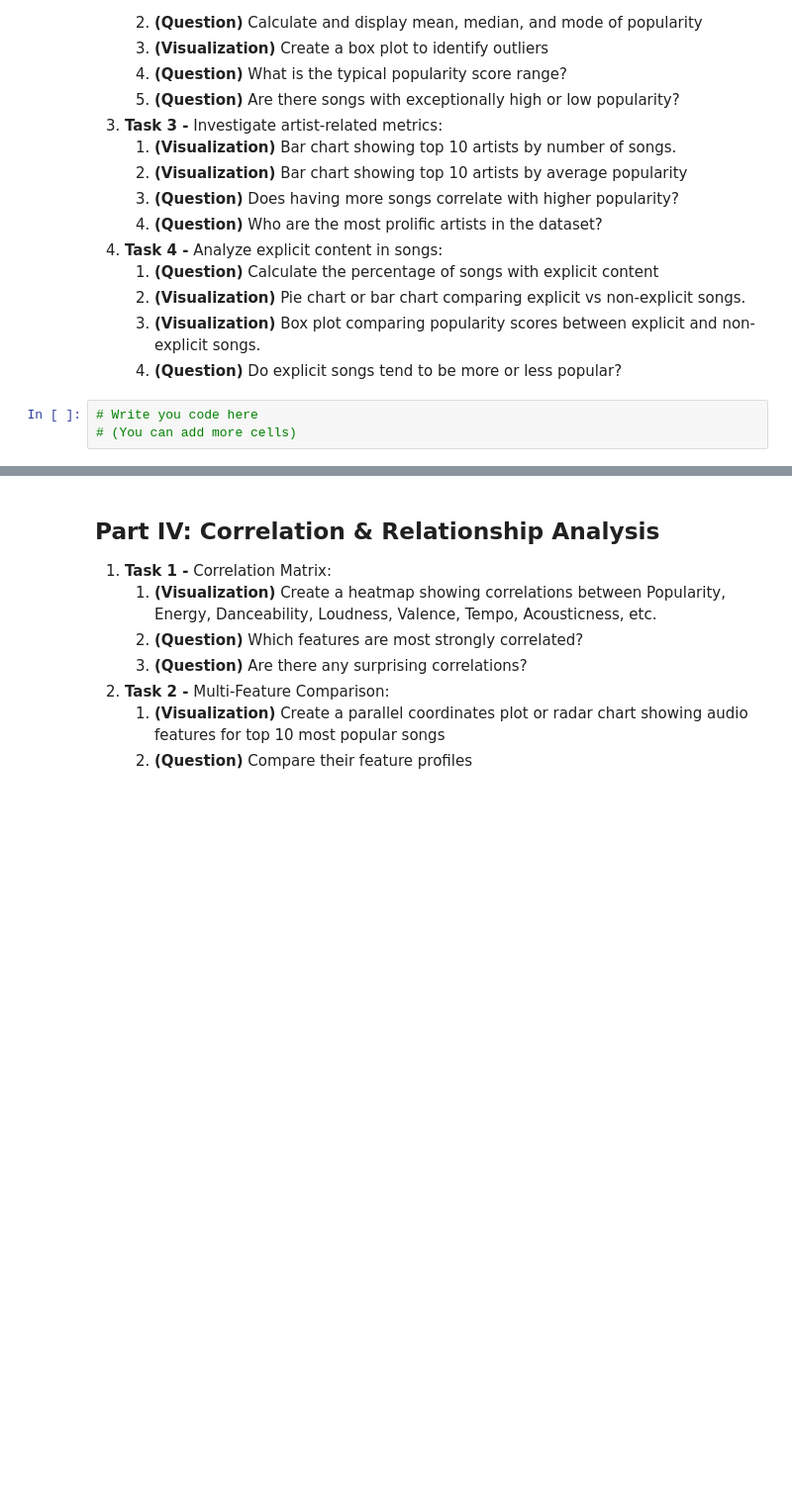
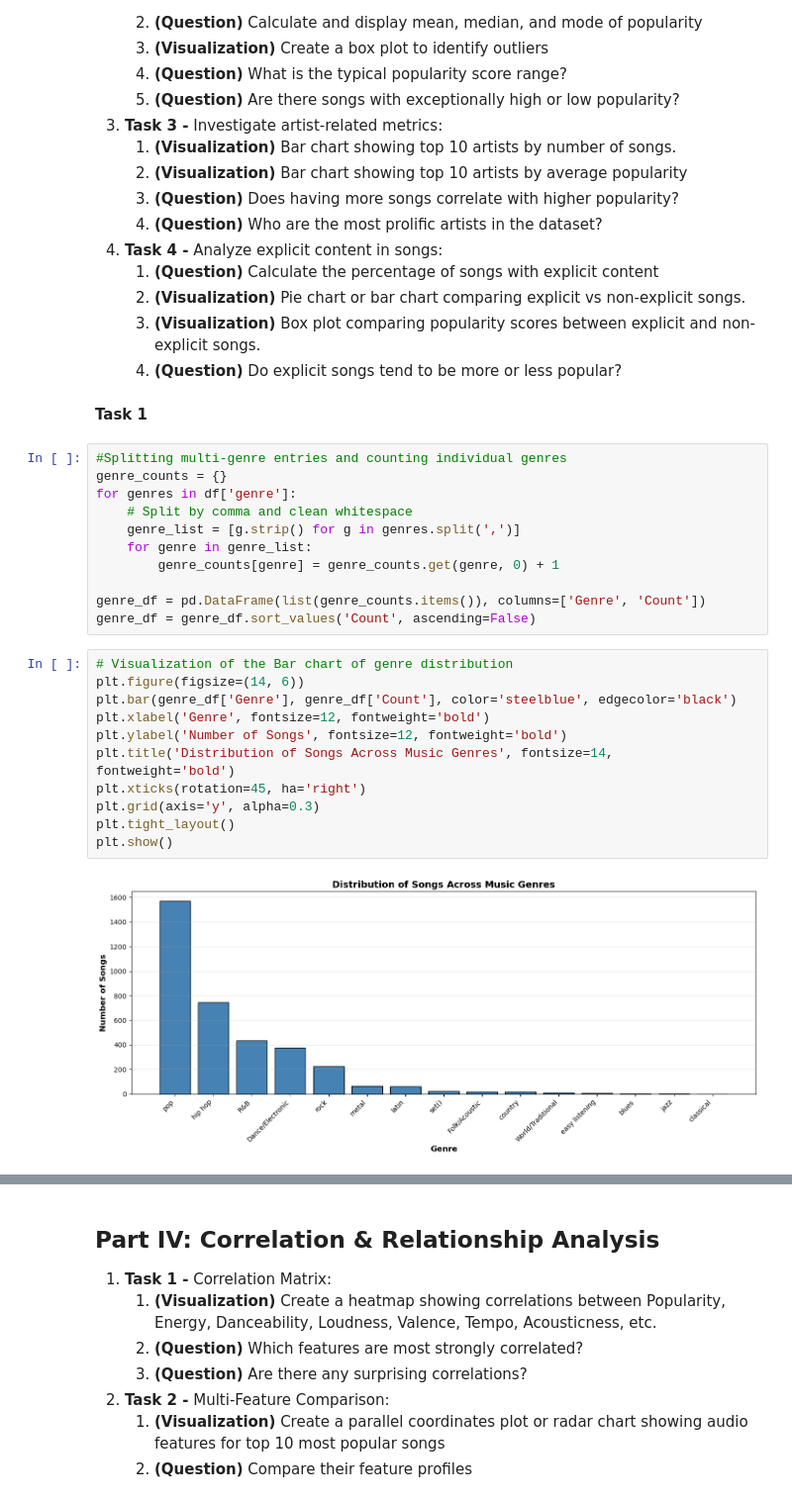
Before and after one commit to benzartimelek/Spotify_exploration, a Jupyter notebook: lab_draft.ipynb, the cells around one changed output, grey strips where cells are left out. Shown at 99% size. Cells and saved outputs as stored; diff of their text form; blank space fills up the shorter version.

Commit message:
Completed the first 2 parts of Task 3

```diff
--- a/lab_draft.ipynb
+++ b/lab_draft.ipynb
@@ -282,6 +282,29 @@ Number of duplicate songs in the dataset: 0
      1.    **(Visualization)** Pie chart or bar chart comparing explicit vs non-explicit songs.
      3.    **(Visualization)** Box plot comparing popularity scores between explicit and non-explicit songs.
      4.    **(Question)** Do explicit songs tend to be more or less popular?
-# %%
-# Write you code here
-# (You can add more cells)
+# %% [markdown]
+**Task 1**
+# %%
+#Splitting multi-genre entries and counting individual genres
+genre_counts = {}
+for genres in df['genre']:
+    # Split by comma and clean whitespace
+    genre_list = [g.strip() for g in genres.split(',')]
+    for genre in genre_list:
+        genre_counts[genre] = genre_counts.get(genre, 0) + 1
+
+genre_df = pd.DataFrame(list(genre_counts.items()), columns=['Genre', 'Count'])
+genre_df = genre_df.sort_values('Count', ascending=False)
+# %%
+# Visualization of the Bar chart of genre distribution
+plt.figure(figsize=(14, 6))
+plt.bar(genre_df['Genre'], genre_df['Count'], color='steelblue', edgecolor='black')
+plt.xlabel('Genre', fontsize=12, fontweight='bold')
+plt.ylabel('Number of Songs', fontsize=12, fontweight='bold')
+plt.title('Distribution of Songs Across Music Genres', fontsize=14, fontweight='bold')
+plt.xticks(rotation=45, ha='right')
+plt.grid(axis='y', alpha=0.3)
+plt.tight_layout()
+plt.show()
+# %% [output]
+[figure, added]
```
Also changed, not shown: parts of 12 cells of this notebook.
